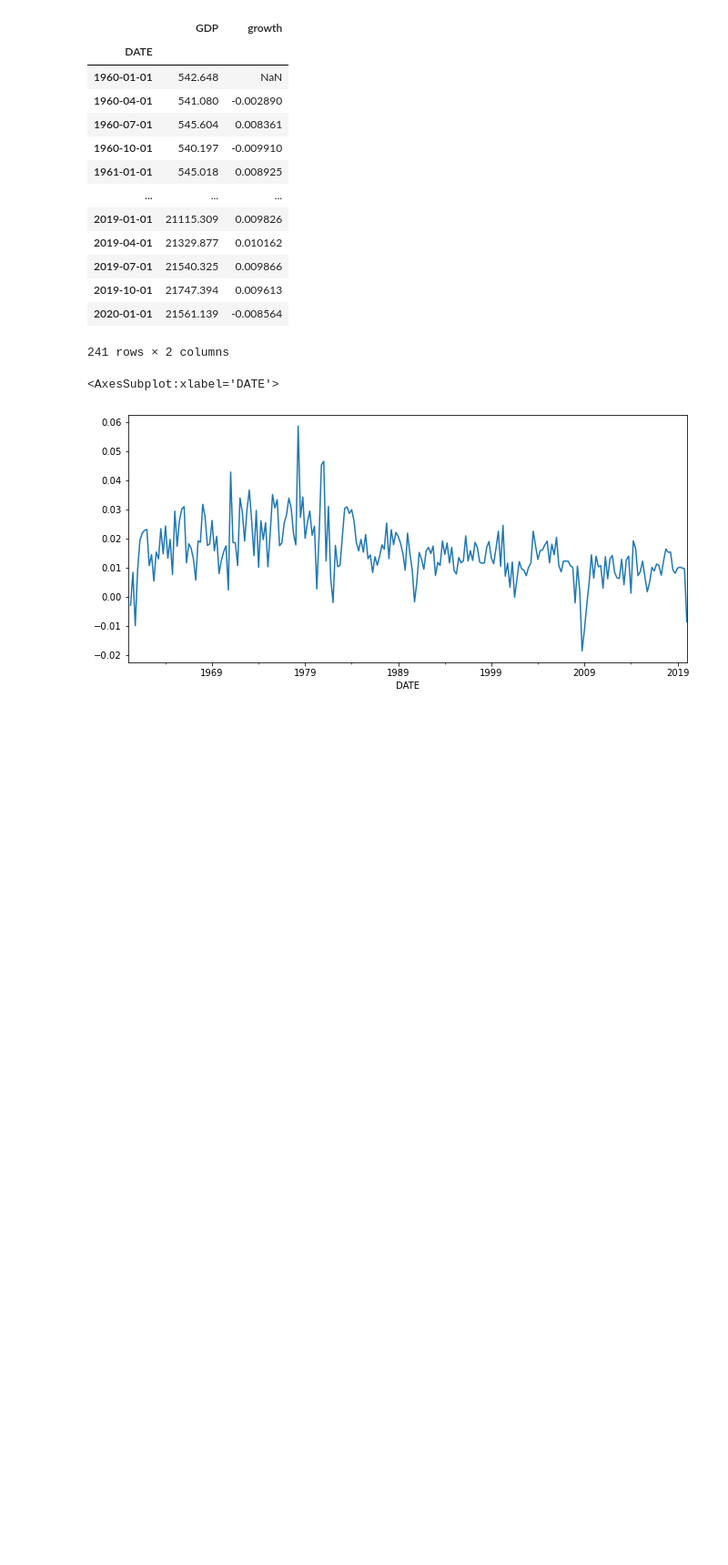
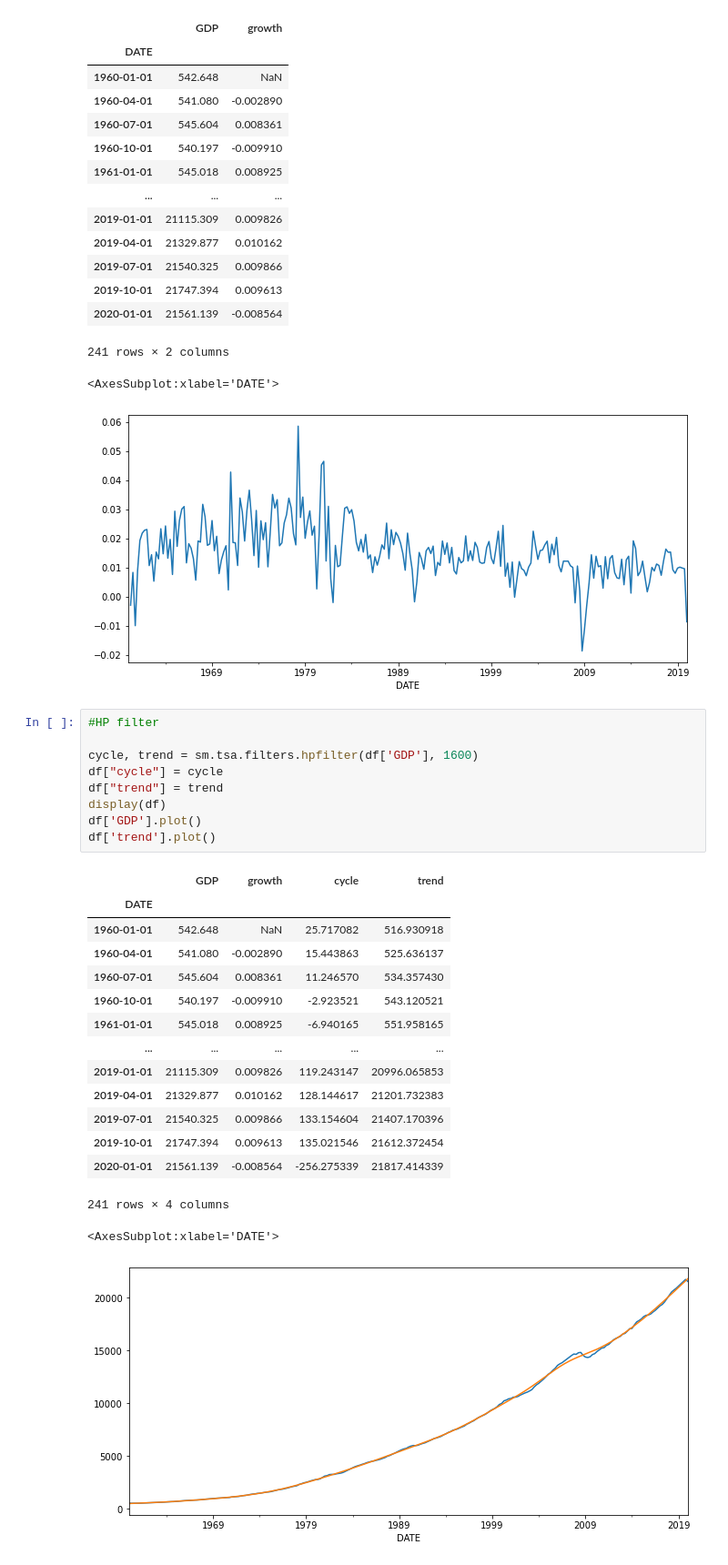
Before and after one commit to pauladonaldson/Task0, a Jupyter notebook: First_script.ipynb, the cells around one changed output. Shown at 91% size. Saved outputs shown, nothing was run; the diff lists cells and outputs as text; blank space fills up the shorter version.

Commit message:
HP Filter GDP series

```diff
--- a/First_script.ipynb
+++ b/First_script.ipynb
@@ -78,3 +78,29 @@ df['growth'].plot()
 241 rows × 2 columns
 <AxesSubplot:xlabel='DATE'>
 [figure]
+# %%
+#HP filter
+
+cycle, trend = sm.tsa.filters.hpfilter(df['GDP'], 1600)
+df["cycle"] = cycle
+df["trend"] = trend
+display(df)
+df['GDP'].plot()
+df['trend'].plot()
+# %% [output]
+|  | GDP | growth | cycle | trend |
+| DATE |  |  |  |  |
+| 1960-01-01 | 542.648 | NaN | 25.717082 | 516.930918 |
+| 1960-04-01 | 541.080 | -0.002890 | 15.443863 | 525.636137 |
+| 1960-07-01 | 545.604 | 0.008361 | 11.246570 | 534.357430 |
+| 1960-10-01 | 540.197 | -0.009910 | -2.923521 | 543.120521 |
+| 1961-01-01 | 545.018 | 0.008925 | -6.940165 | 551.958165 |
+| ... | ... | ... | ... | ... |
+| 2019-01-01 | 21115.309 | 0.009826 | 119.243147 | 20996.065853 |
+| 2019-04-01 | 21329.877 | 0.010162 | 128.144617 | 21201.732383 |
+| 2019-07-01 | 21540.325 | 0.009866 | 133.154604 | 21407.170396 |
+| 2019-10-01 | 21747.394 | 0.009613 | 135.021546 | 21612.372454 |
+| 2020-01-01 | 21561.139 | -0.008564 | -256.275339 | 21817.414339 |
+241 rows × 4 columns
+<AxesSubplot:xlabel='DATE'>
+[figure, added]
```
